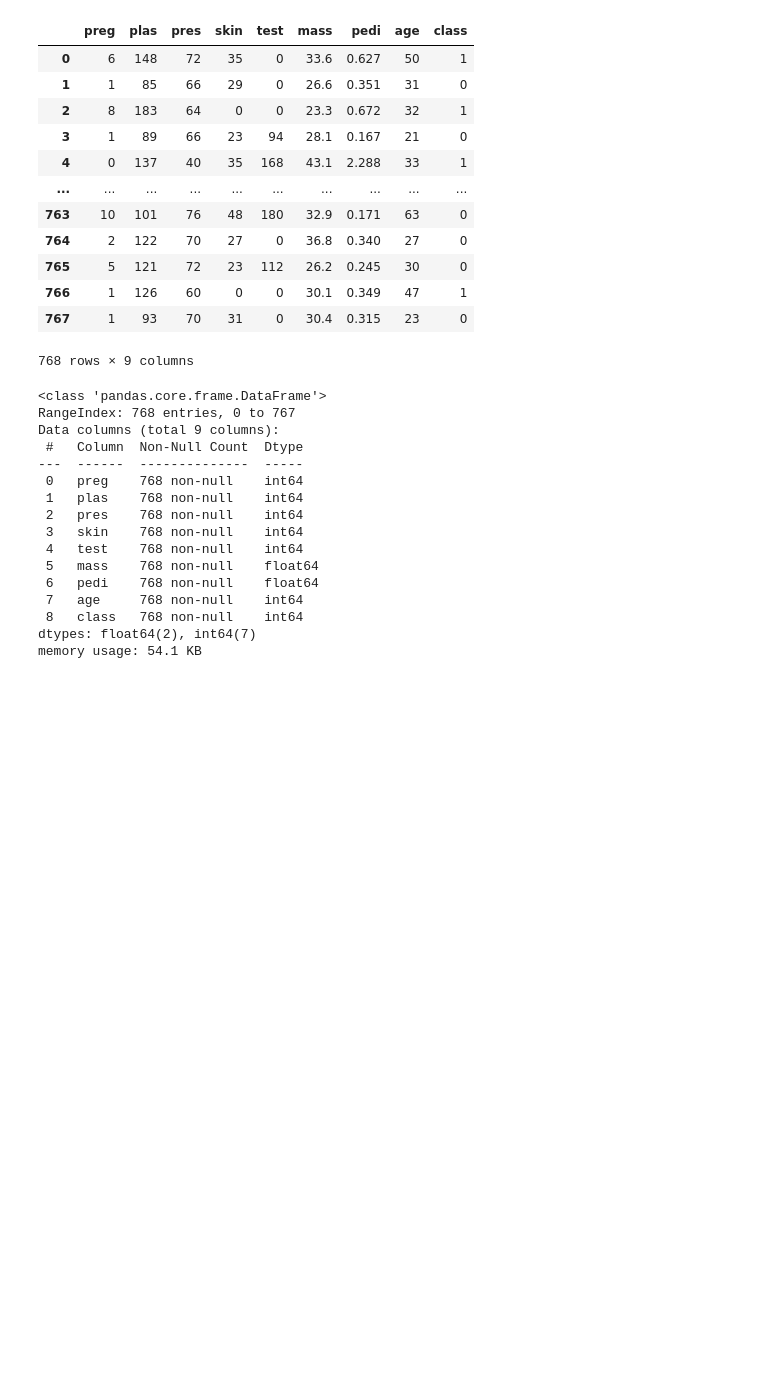
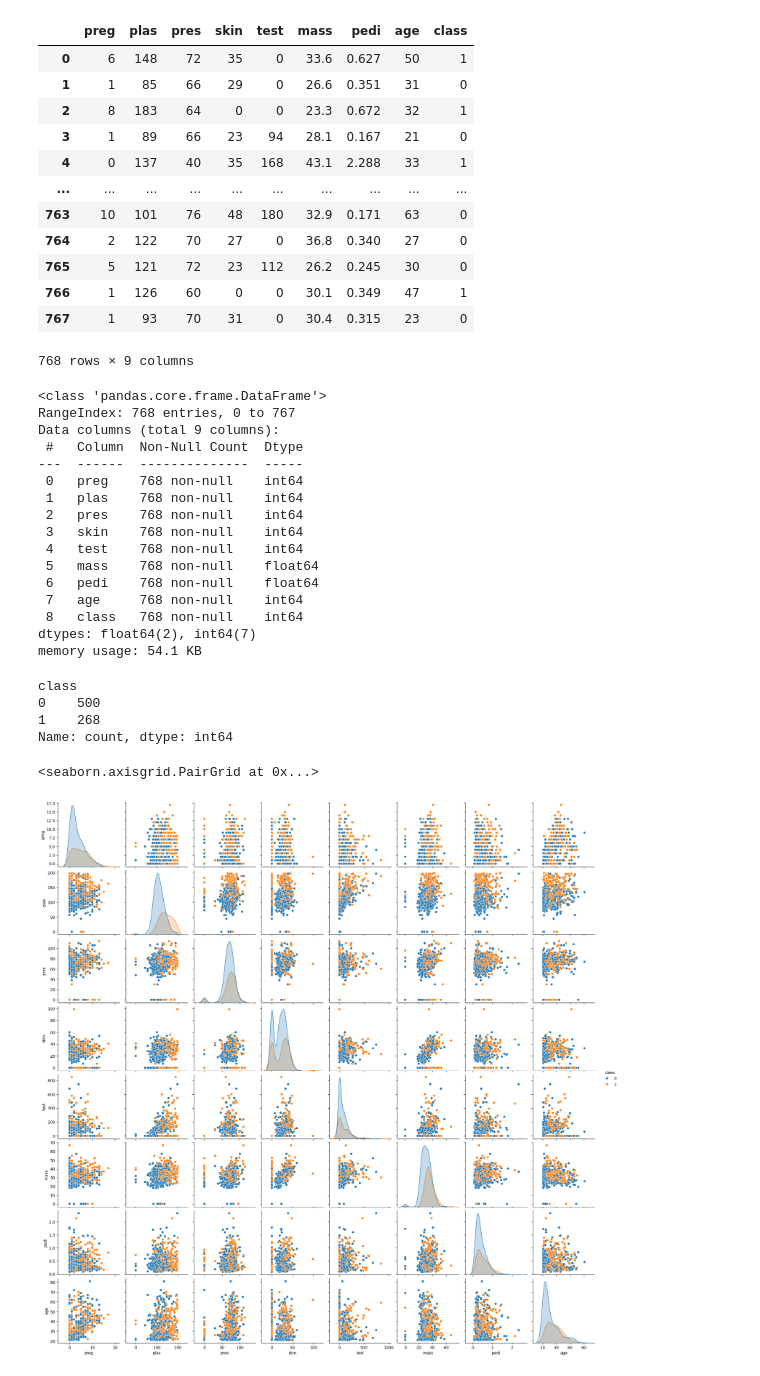
Before and after one commit to nessapatino/ONLINE_DS_THEBRIDGE_VANEPATINO, a Jupyter notebook: Sprint_13/Unidad_02/Practica_Obligatoria/18_Practica_Obligatoria_Ensamblado_de_modelos,_bagging,_boosting,_random_forest_y_gbts.ipynb, the cells around one changed output. Saved outputs shown, nothing was run; the diff lists cells and outputs as text; code cells hidden in the pictures; blank space fills up the shorter version.

```diff
--- a/Sprint_13/Unidad_02/Practica_Obligatoria/18_Practica_Obligatoria_Ensamblado_de_modelos,_bagging,_boosting,_random_forest_y_gbts.ipynb
+++ b/Sprint_13/Unidad_02/Practica_Obligatoria/18_Practica_Obligatoria_Ensamblado_de_modelos,_bagging,_boosting,_random_forest_y_gbts.ipynb
@@ -81,3 +95,19 @@ Data columns (total 9 columns):
  8   class   768 non-null    int64
 dtypes: float64(2), int64(7)
 memory usage: 54.1 KB
+# %%
+target = "class"
+# %%
+df[target].value_counts()
+# %% [output]
+class
+0    500
+1    268
+Name: count, dtype: int64
+# %%
+train_set, test_set = train_test_split(df, test_size= 0.2, random_state= 73)
+# %%
+sns.pairplot(train_set, hue= target)
+# %% [output]
+<seaborn.axisgrid.PairGrid at 0x...>
+[figure, added]
```
Also changed, not shown: parts of 21 cells of this notebook.
